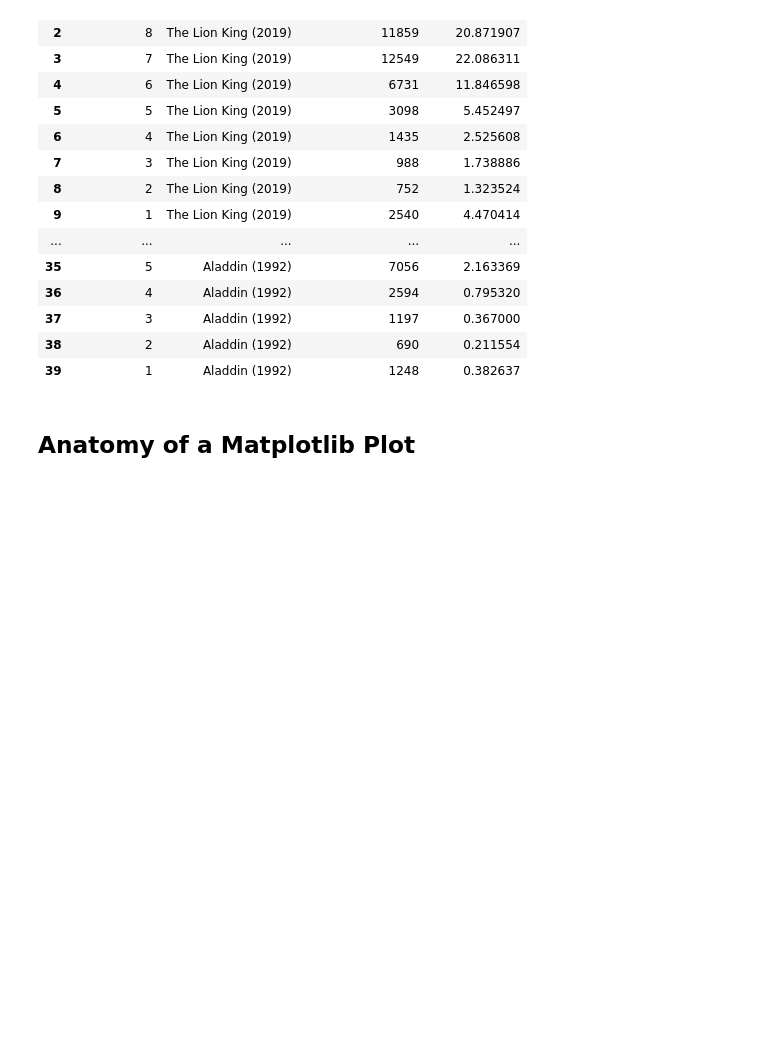
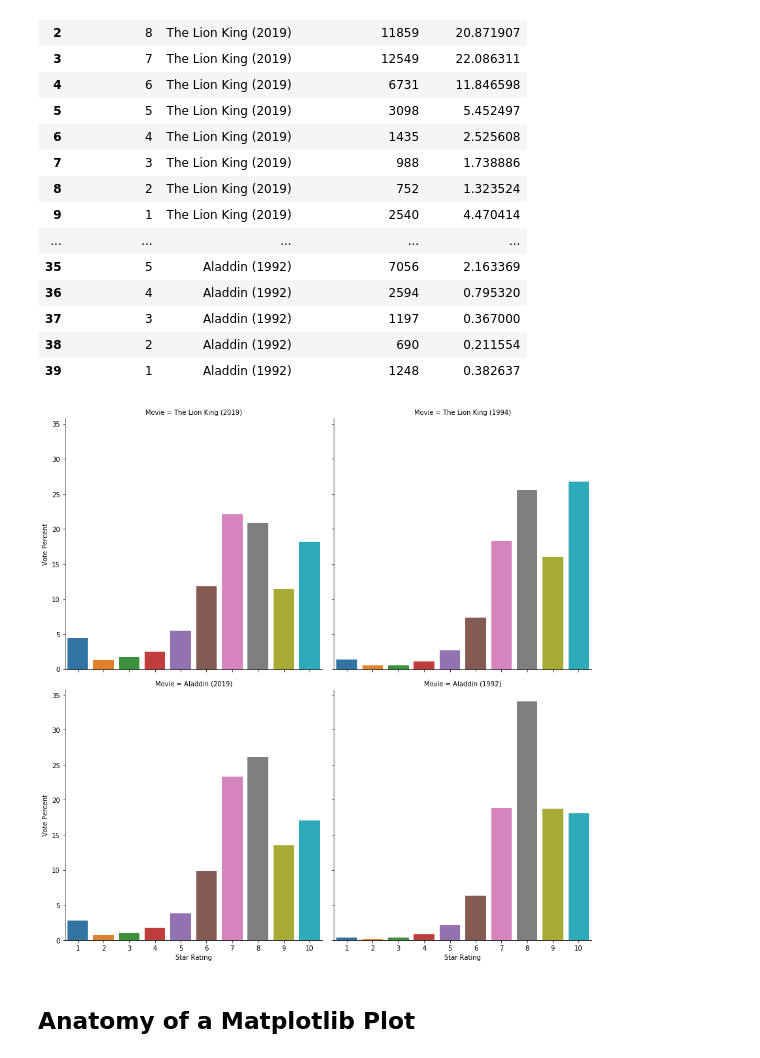
Before and after one commit to garretbassett/DS-Unit-1-Sprint-2-Data-Wrangling-and-Storytelling, a Jupyter notebook: module3-make-explanatory-visualizations/Garret_Bassett_LS_DS_123_Make_Explanatory_Visualizations.ipynb, the cells around one changed output. Saved outputs shown, nothing was run; the diff lists cells and outputs as text; code cells hidden in the pictures; blank space fills up the shorter version.

```diff
--- a/module3-make-explanatory-visualizations/Garret_Bassett_LS_DS_123_Make_Explanatory_Visualizations.ipynb
+++ b/module3-make-explanatory-visualizations/Garret_Bassett_LS_DS_123_Make_Explanatory_Visualizations.ipynb
@@ -285,6 +282,12 @@ df_tidy
 | 37 | 3 | Aladdin (1992) | 1197 | 0.367000 |
 | 38 | 2 | Aladdin (1992) | 690 | 0.211554 |
 | 39 | 1 | Aladdin (1992) | 1248 | 0.382637 |
+# %%
+import seaborn as sns
+
+sns.catplot(x='Star Rating', y='Vote Percent', col='Movie', col_wrap=2, height=6, kind='bar', data=df_tidy);
+# %% [output]
+[figure, added]
 # %% [markdown]
 ## Anatomy of a Matplotlib Plot
 # %%
```
Also changed, not shown: parts of 24 cells of this notebook.
